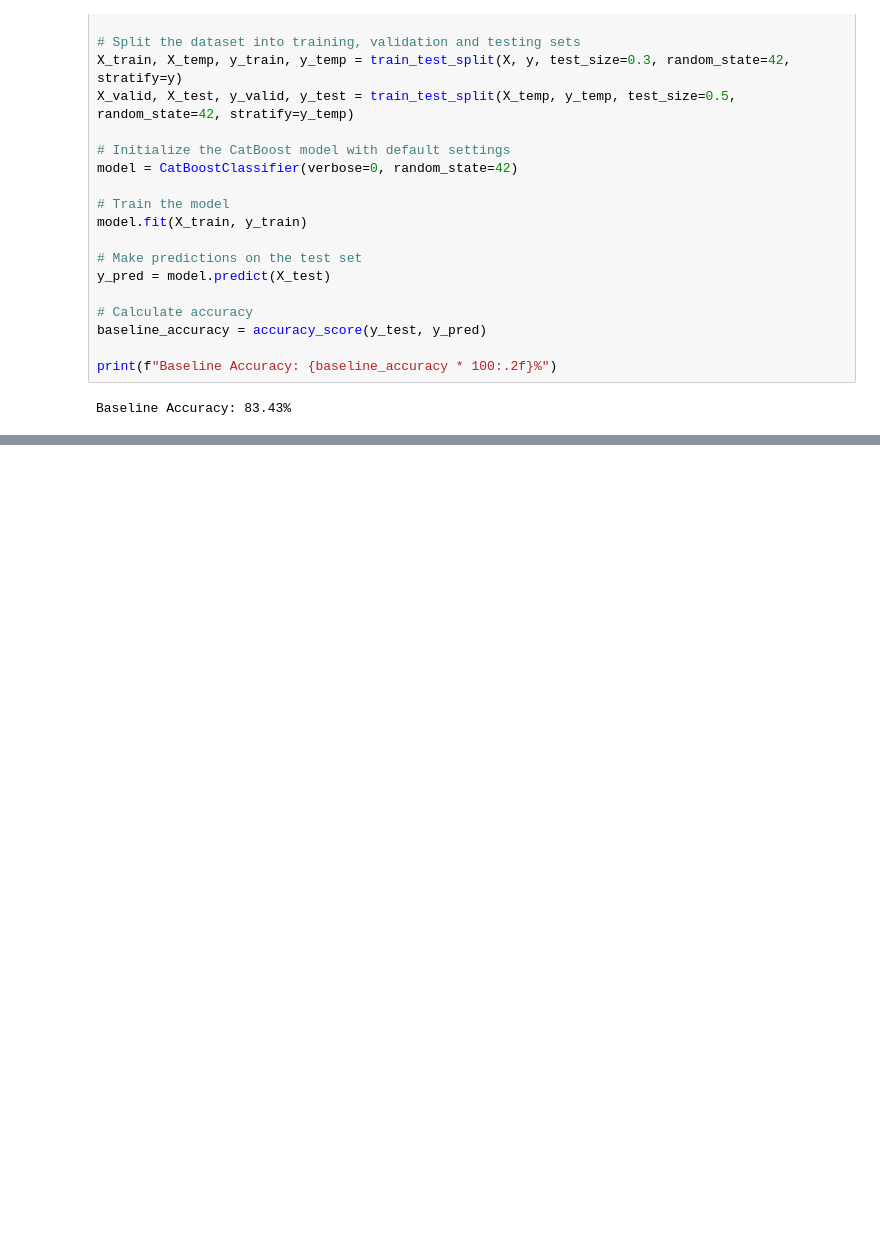
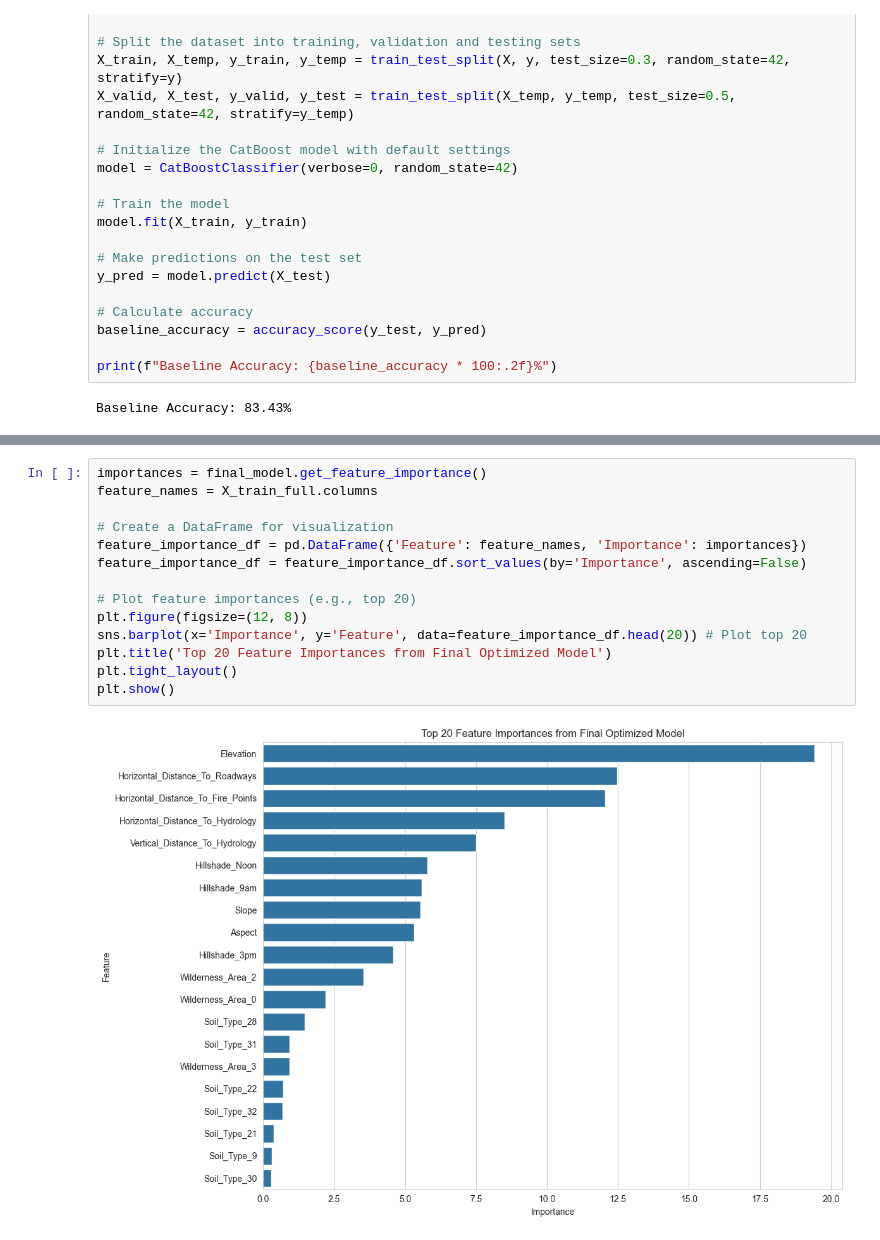
Before and after one commit to Spontaniczny/Stochastic-methods-in-machine-learning, a Jupyter notebook: lab5/lab5.ipynb, the cells around one changed output, grey strips where cells are left out. Drawn from its saved outputs; the diff is of its cells as text; blank space fills up the shorter version.

```diff
--- a/lab5/lab5.ipynb
+++ b/lab5/lab5.ipynb
@@ -127,0 +271,16 @@ study.optimize(objective, n_trials=20)  # Run 20 trials
+# %%
+importances = final_model.get_feature_importance()
+feature_names = X_train_full.columns
+
+# Create a DataFrame for visualization
+feature_importance_df = pd.DataFrame({'Feature': feature_names, 'Importance': importances})
+feature_importance_df = feature_importance_df.sort_values(by='Importance', ascending=False)
+
+# Plot feature importances (e.g., top 20)
+plt.figure(figsize=(12, 8))
+sns.barplot(x='Importance', y='Feature', data=feature_importance_df.head(20)) # Plot top 20
+plt.title('Top 20 Feature Importances from Final Optimized Model')
+plt.tight_layout()
+plt.show()
+# %% [output]
+[figure, added]
```
Also changed, not shown: parts of 12 cells of this notebook.
